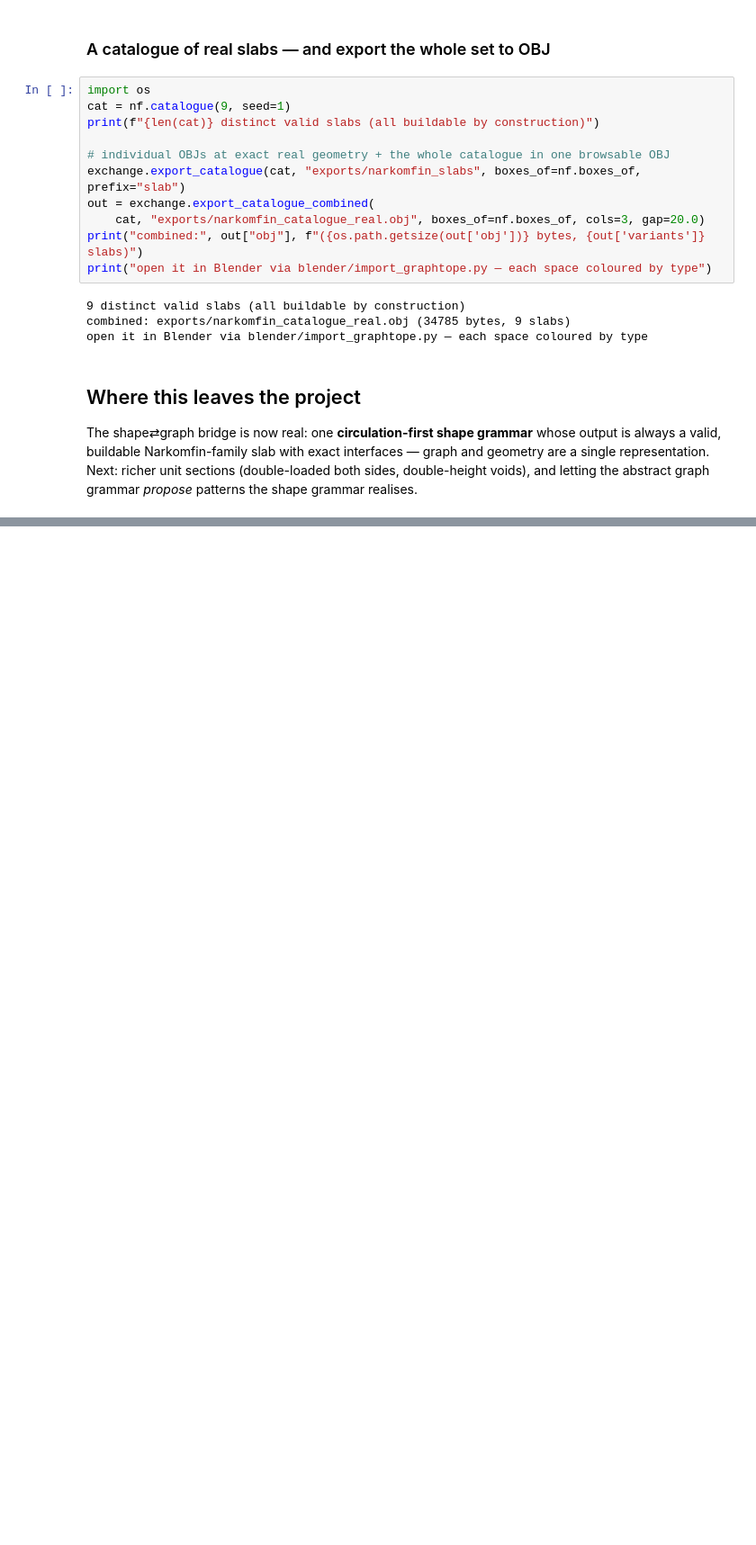
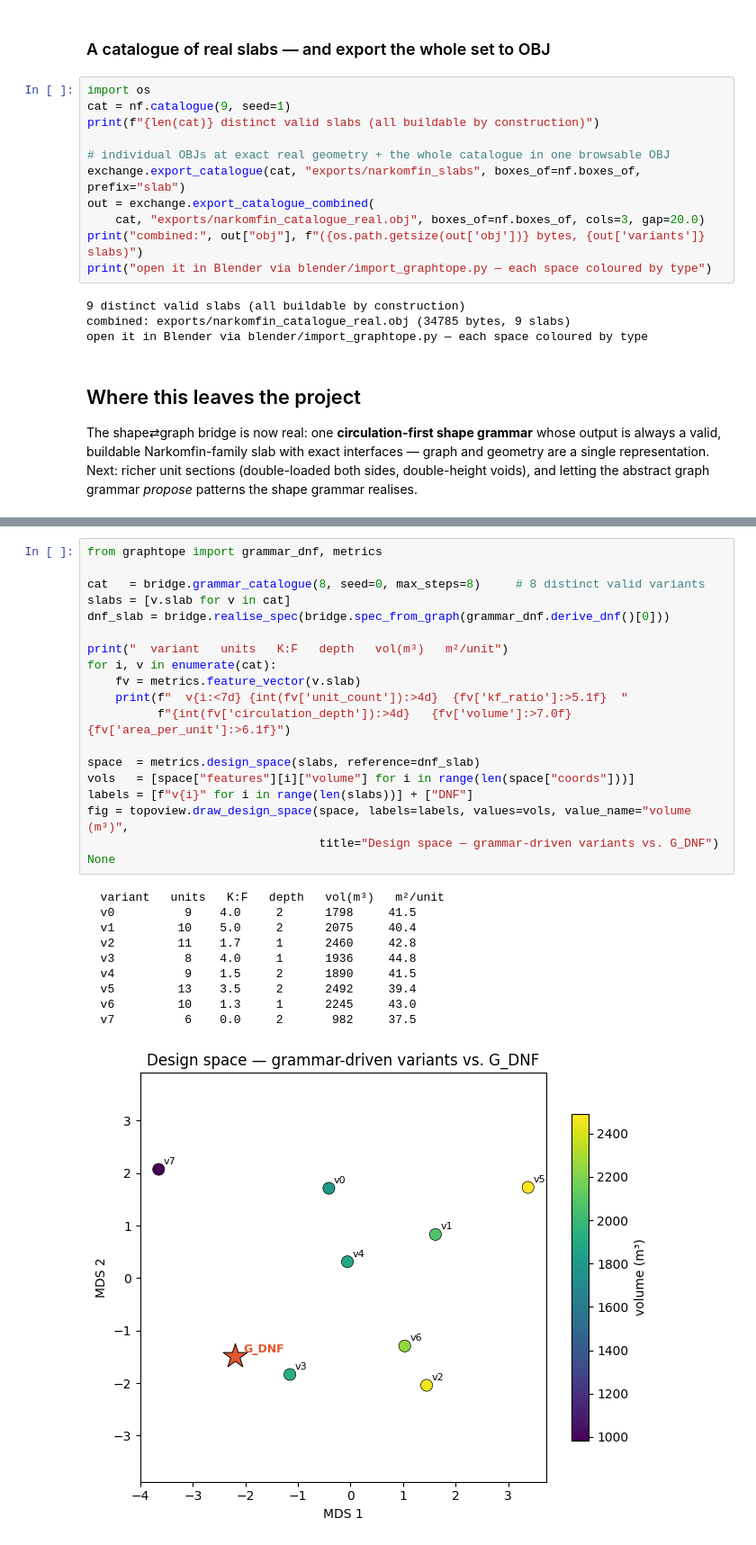
Before and after one commit to arlav/graphtope, a Jupyter notebook: notebooks/01_graphtope.ipynb, the cells around one changed output, grey strips where cells are left out. Shown at 90% size. Cells and saved outputs as stored; diff of their text form; blank space fills up the shorter version.

```diff
--- a/notebooks/01_graphtope.ipynb
+++ b/notebooks/01_graphtope.ipynb
@@ -1125,0 +1214,30 @@ the shape grammar realises.
+# %%
+from graphtope import grammar_dnf, metrics
+
+cat   = bridge.grammar_catalogue(8, seed=0, max_steps=8)     # 8 distinct valid variants
+slabs = [v.slab for v in cat]
+dnf_slab = bridge.realise_spec(bridge.spec_from_graph(grammar_dnf.derive_dnf()[0]))
+
+print("  variant   units   K:F   depth   vol(m³)   m²/unit")
+for i, v in enumerate(cat):
+    fv = metrics.feature_vector(v.slab)
+    print(f"  v{i:<7d} {int(fv['unit_count']):>4d}  {fv['kf_ratio']:>5.1f}  "
+          f"{int(fv['circulation_depth']):>4d}   {fv['volume']:>7.0f}   {fv['area_per_unit']:>6.1f}")
+
+space  = metrics.design_space(slabs, reference=dnf_slab)
+vols   = [space["features"][i]["volume"] for i in range(len(space["coords"]))]
+labels = [f"v{i}" for i in range(len(slabs))] + ["DNF"]
+fig = topoview.draw_design_space(space, labels=labels, values=vols, value_name="volume (m³)",
+                                 title="Design space — grammar-driven variants vs. G_DNF")
+None
+# %% [output]
+  variant   units   K:F   depth   vol(m³)   m²/unit
+  v0          9    4.0     2      1798     41.5
+  v1         10    5.0     2      2075     40.4
+  v2         11    1.7     1      2460     42.8
+  v3          8    4.0     1      1936     44.8
+  v4          9    1.5     2      1890     41.5
+  v5         13    3.5     2      2492     39.4
+  v6         10    1.3     1      2245     43.0
+  v7          6    0.0     2       982     37.5
+[figure, added]
```
Also changed, not shown: parts of 6 cells of this notebook, 22 other files.
